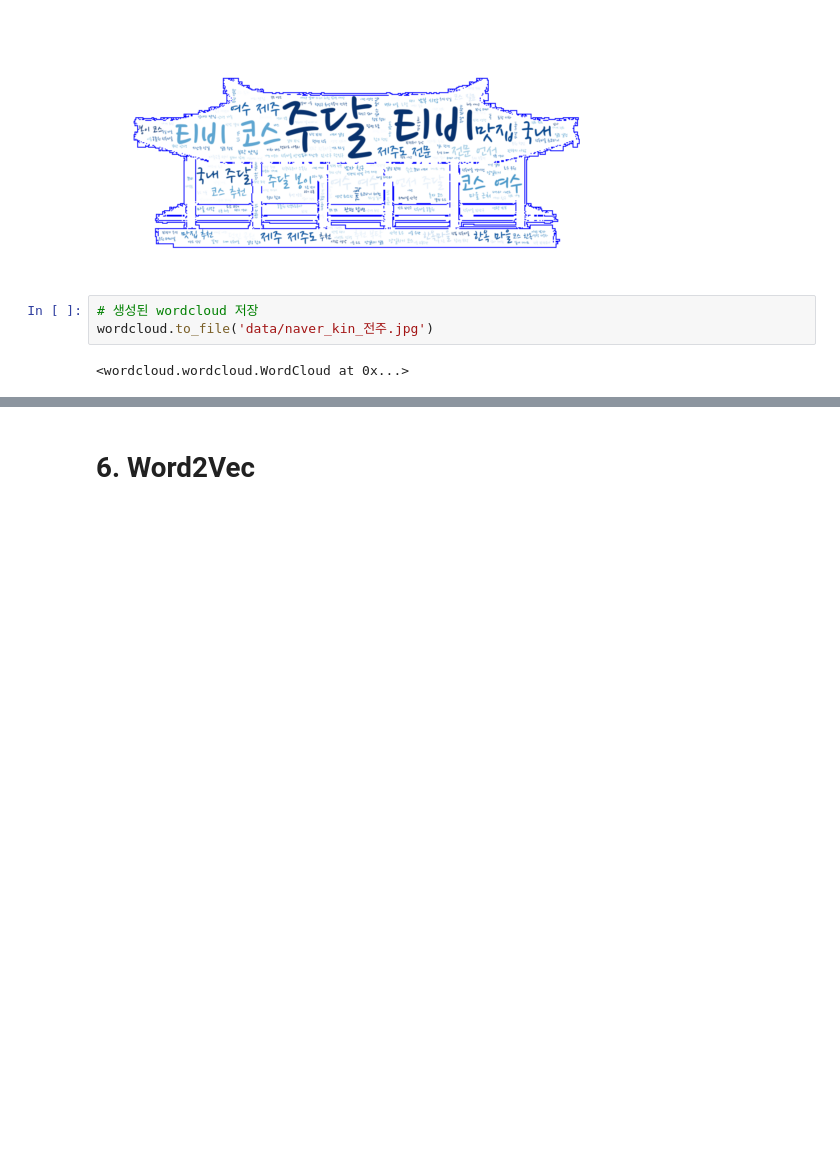
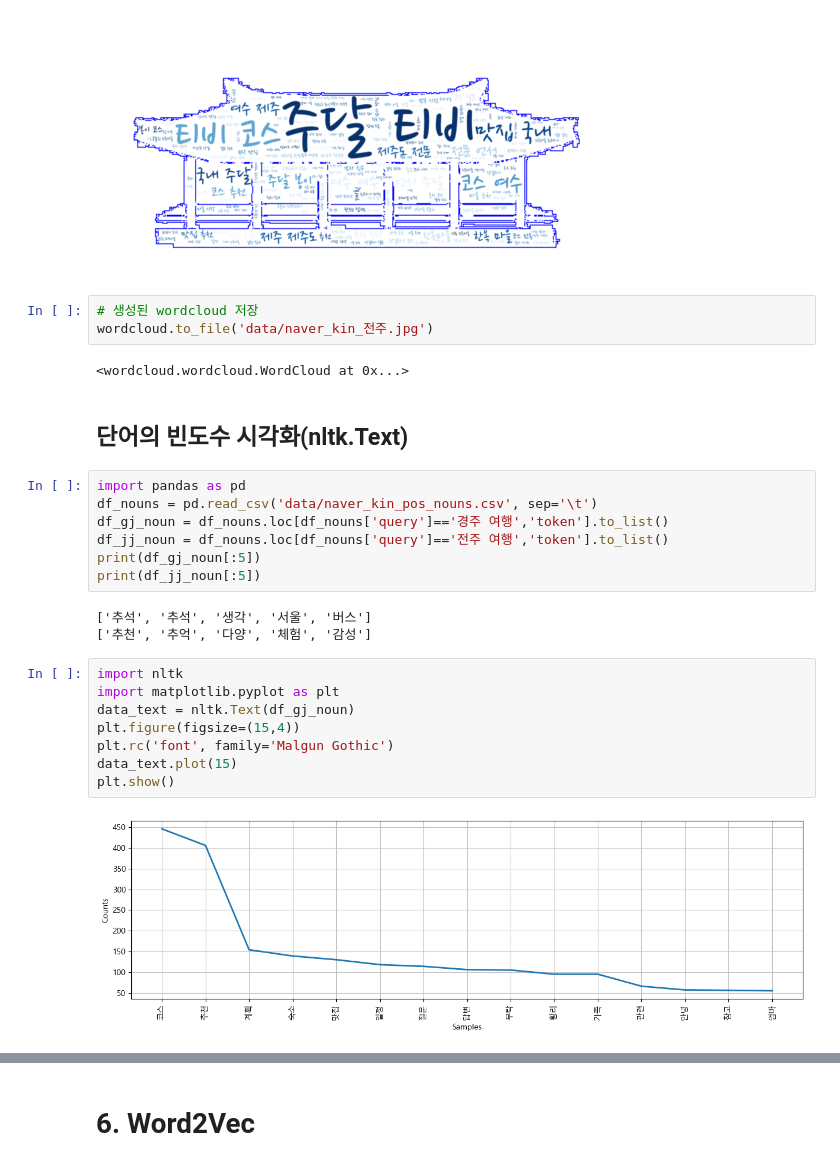
Before and after one commit to cwal8202/ai_x, a Jupyter notebook: source/07_자연어처리/ch2_한글형태소분석_시각화_Quiz.ipynb, the cells around one changed output, grey strips where cells are left out. Cells and saved outputs as stored; diff of their text form; blank space fills up the shorter version.

```diff
--- a/source/07_자연어처리/ch2_한글형태소분석_시각화_Quiz.ipynb
+++ b/source/07_자연어처리/ch2_한글형태소분석_시각화_Quiz.ipynb
@@ -642,3 +642,25 @@ plt.show()
 wordcloud.to_file('data/naver_kin_전주.jpg')
 # %% [output]
 <wordcloud.wordcloud.WordCloud at 0x...>
+# %% [markdown]
+## 단어의 빈도수 시각화(nltk.Text)
+# %%
+import pandas as pd
+df_nouns = pd.read_csv('data/naver_kin_pos_nouns.csv', sep='\t')
+df_gj_noun = df_nouns.loc[df_nouns['query']=='경주 여행','token'].to_list()
+df_jj_noun = df_nouns.loc[df_nouns['query']=='전주 여행','token'].to_list()
+print(df_gj_noun[:5])
+print(df_jj_noun[:5])
+# %% [output]
+['추석', '추석', '생각', '서울', '버스']
+['추천', '추억', '다양', '체험', '감성']
+# %%
+import nltk
+import matplotlib.pyplot as plt
+data_text = nltk.Text(df_gj_noun)
+plt.figure(figsize=(15,4))
+plt.rc('font', family='Malgun Gothic')
+data_text.plot(15)
+plt.show()
+# %% [output]
+[figure, added]
```
Also changed, not shown: parts of 38 cells of this notebook, 4 other files.
